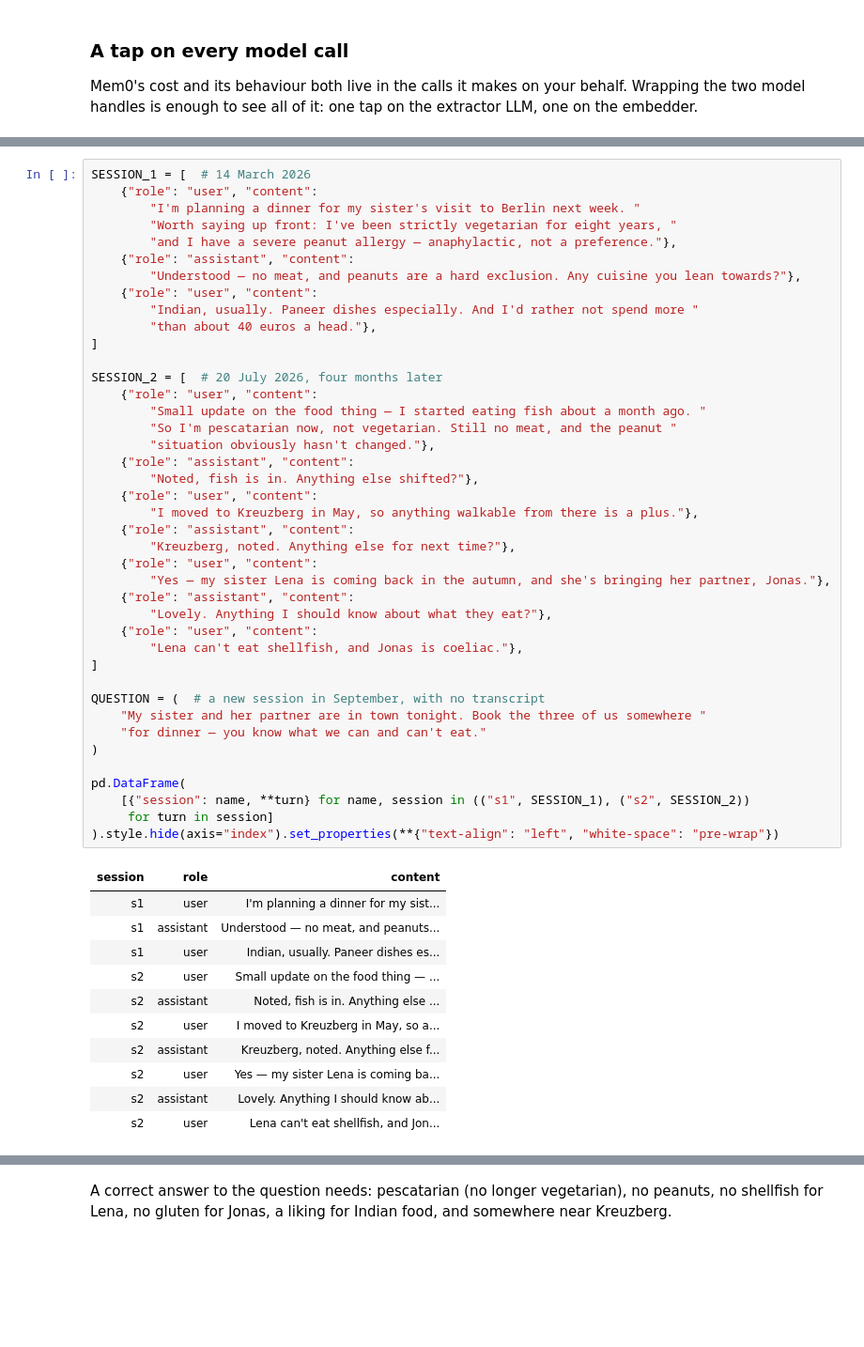
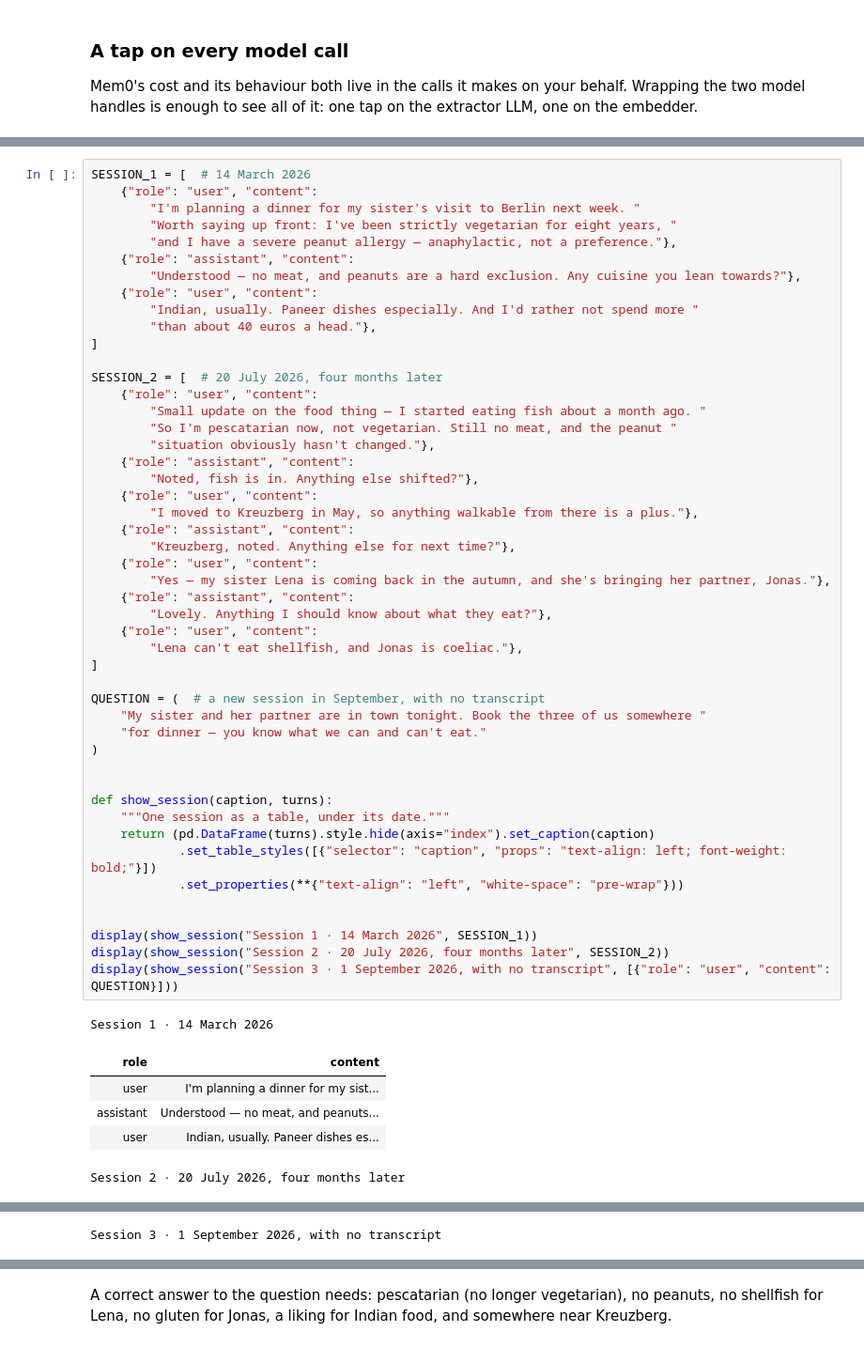
Before and after one commit to anton-dergunov/agent-memory-eval, a Jupyter notebook: notebooks/02-mem0.ipynb, the cells around one changed output, grey strips where cells are left out. Shown at 94% size. Saved outputs shown, nothing was run; the diff lists cells and outputs as text; blank space fills up the shorter version.

```diff
--- a/notebooks/mem0.ipynb
+++ b/notebooks/02-mem0.ipynb
@@ -138,45 +142,47 @@ SESSION_1 = [  # 14 March 2026
     {"role": "user", "content":
         "Indian, usually. Paneer dishes especially. And I'd rather not spend more "
         "than about 40 euros a head."},
 ]
 
 SESSION_2 = [  # 20 July 2026, four months later
     {"role": "user", "content":
         "Small update on the food thing — I started eating fish about a month ago. "
         "So I'm pescatarian now, not vegetarian. Still no meat, and the peanut "
         "situation obviously hasn't changed."},
     {"role": "assistant", "content":
         "Noted, fish is in. Anything else shifted?"},
     {"role": "user", "content":
         "I moved to Kreuzberg in May, so anything walkable from there is a plus."},
     {"role": "assistant", "content":
         "Kreuzberg, noted. Anything else for next time?"},
     {"role": "user", "content":
         "Yes — my sister Lena is coming back in the autumn, and she's bringing her partner, Jonas."},
     {"role": "assistant", "content":
         "Lovely. Anything I should know about what they eat?"},
     {"role": "user", "content":
         "Lena can't eat shellfish, and Jonas is coeliac."},
 ]
 
 QUESTION = (  # a new session in September, with no transcript
     "My sister and her partner are in town tonight. Book the three of us somewhere "
     "for dinner — you know what we can and can't eat."
 )
 
-pd.DataFrame(
-    [{"session": name, **turn} for name, session in (("s1", SESSION_1), ("s2", SESSION_2))
-     for turn in session]
-).style.hide(axis="index").set_properties(**{"text-align": "left", "white-space": "pre-wrap"})
+
+def show_session(caption, turns):
+    """One session as a table, under its date."""
+    return (pd.DataFrame(turns).style.hide(axis="index").set_caption(caption)
+            .set_table_styles([{"selector": "caption", "props": "text-align: left; font-weight: bold;"}])
+            .set_properties(**{"text-align": "left", "white-space": "pre-wrap"}))
+
+
+display(show_session("Session 1 · 14 March 2026", SESSION_1))
+display(show_session("Session 2 · 20 July 2026, four months later", SESSION_2))
+display(show_session("Session 3 · 1 September 2026, with no transcript", [{"role": "user", "content": QUESTION}]))
 # %% [output]
+Session 1 · 14 March 2026
-| session | role | content |
-| s1 | user | I'm planning a dinner for my sist... |
-| s1 | assistant | Understood — no meat, and peanuts... |
-| s1 | user | Indian, usually. Paneer dishes es... |
-| s2 | user | Small update on the food thing — ... |
-| s2 | assistant | Noted, fish is in. Anything else ... |
-| s2 | user | I moved to Kreuzberg in May, so a... |
-| s2 | assistant | Kreuzberg, noted. Anything else f... |
-| s2 | user | Yes — my sister Lena is coming ba... |
-| s2 | assistant | Lovely. Anything I should know ab... |
-| s2 | user | Lena can't eat shellfish, and Jon... |
+| role | content |
+| user | I'm planning a dinner for my sist... |
+| assistant | Understood — no meat, and peanuts... |
+| user | Indian, usually. Paneer dishes es... |
+Session 2 · 20 July 2026, four months later
@@ -182,0 +197 @@ pd.DataFrame(
+Session 3 · 1 September 2026, with no transcript
```
Also changed, not shown: parts of 29 cells of this notebook, 45 other files.
